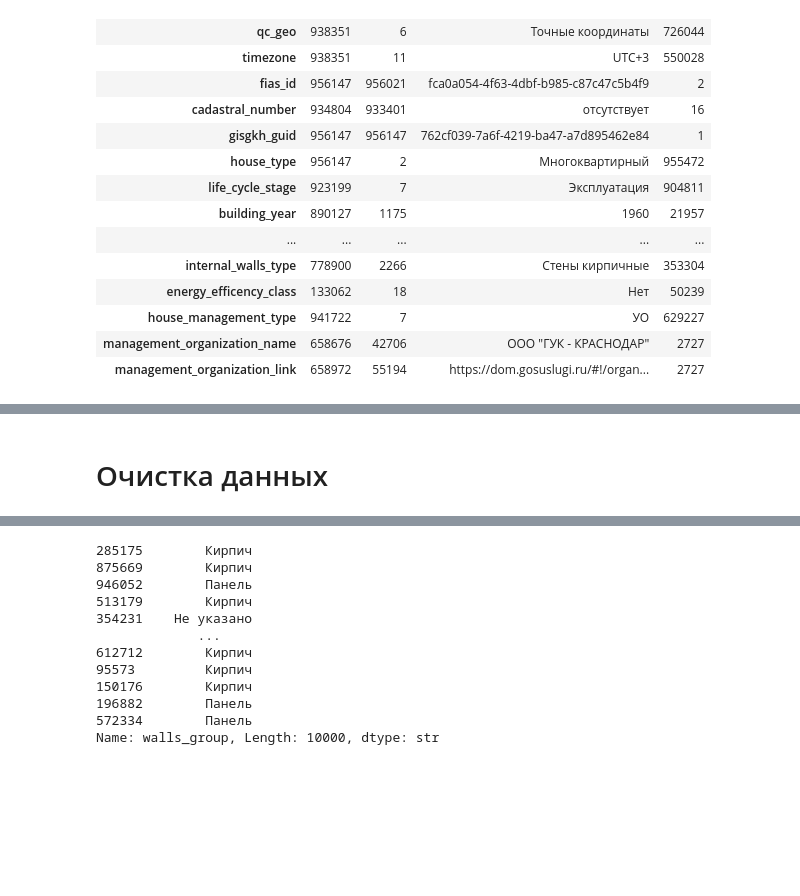
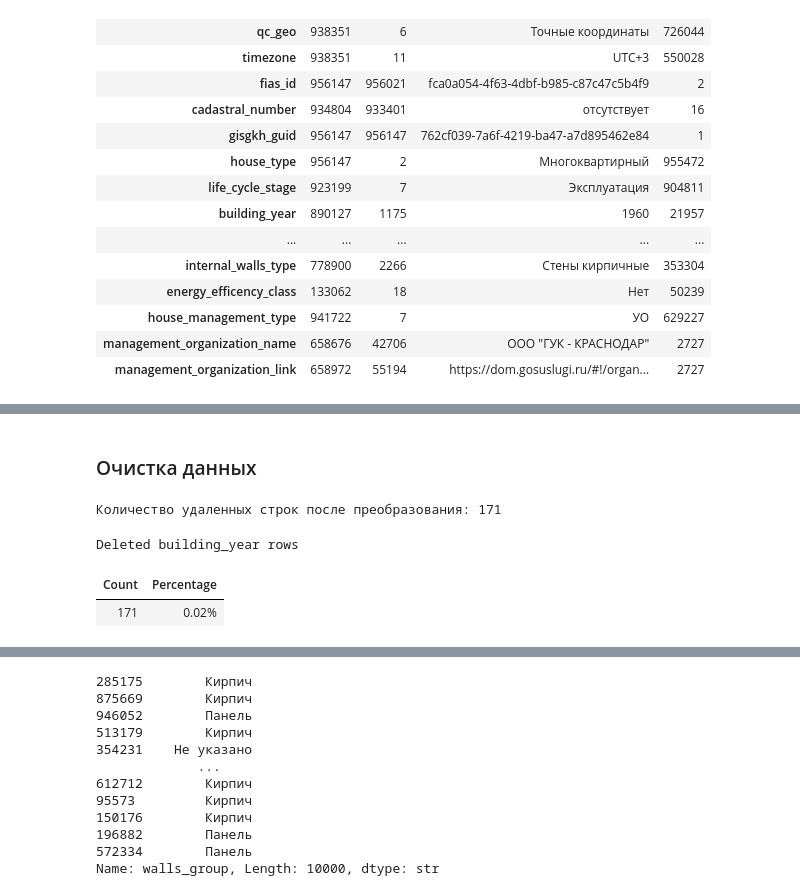
Before and after one commit to ascat41/HouseDeterioration, a Jupyter notebook: data_research.ipynb, the cells around one changed output, grey strips where cells are left out. Saved outputs shown, nothing was run; the diff lists cells and outputs as text; code cells hidden in the pictures; blank space fills up the shorter version.

```diff
--- a/data_research.ipynb
+++ b/data_research.ipynb
@@ -223,14 +226,26 @@ String describe
 # %% [markdown]
-# Очистка данных
+### Очистка данных
 # %%
 df = original_df.sample(10000, random_state=42)
 # df.head()
 # %%
 # Преобразование building_year
 
 df["building_year"] = df["building_year"].fillna(df["comissioning_year"]).fillna(0).astype("str")
 df["building_year"] = df["building_year"].str.split(",").str[0].astype("float").astype("int64")
-df = df[(df['building_year'] > 1800) & (df['building_year'] <= 2025)]
+
+mask = (df['building_year'] > 1800) & (df['building_year'] <= 2025)
+df = df[mask]
+
+style_table(pd.DataFrame({"Count": [len(mask) - mask.sum()], "Percentage": [1 - mask.sum() / len(mask)]}), "Deleted building_year rows").format({
+    "Count": "{:,.0f}",
+    "Percentage": "{:.2f}%"
+})
+# %% [output]
+Количество удаленных строк после преобразования: 171
+Deleted building_year rows
+| Count | Percentage |
+| 171 | 0.02% |
 # %%
 # Преобразование признаков площади
 
```
Also changed, not shown: parts of 8 cells of this notebook.
